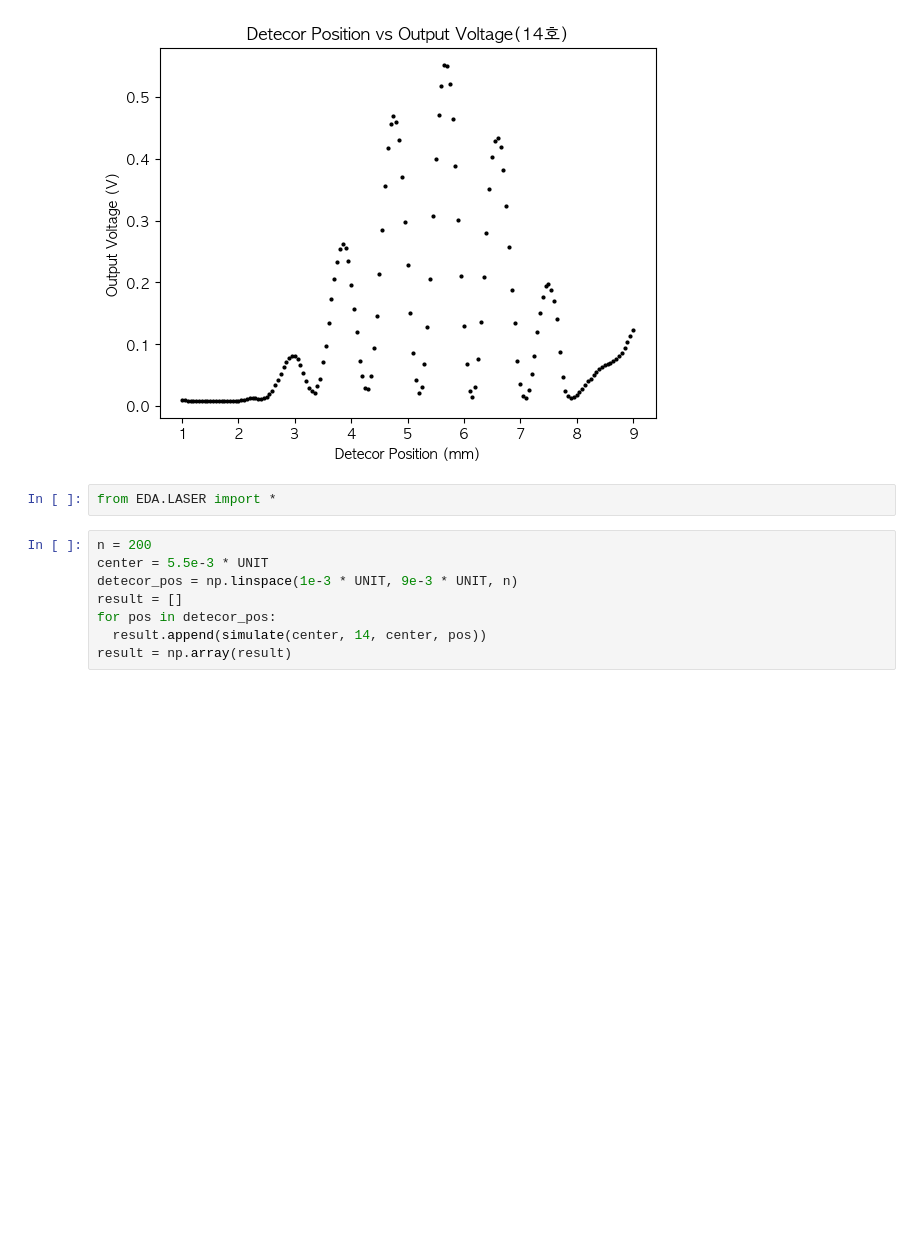
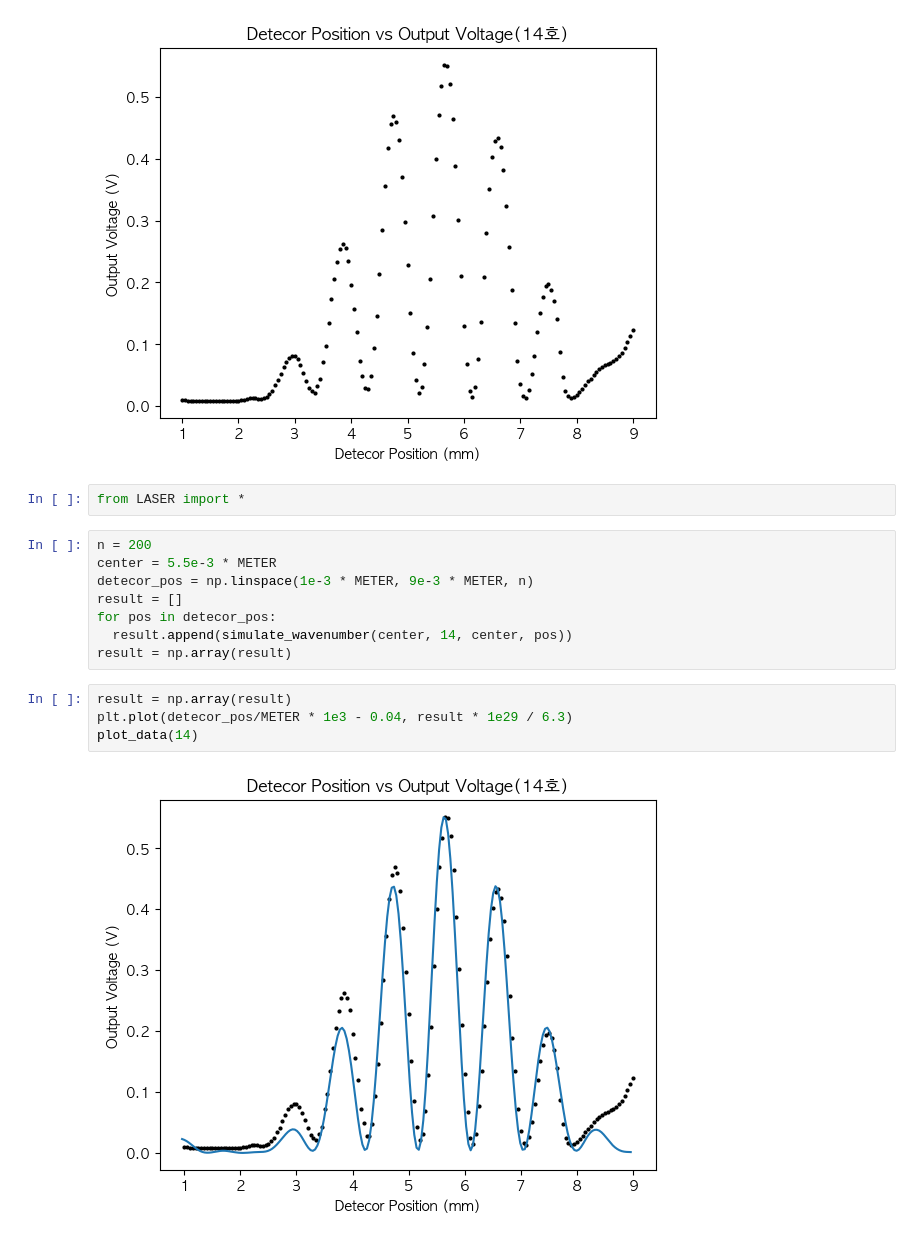
Before and after one commit to IntermidiatePhysicsExperiment/Single-Photon-Interference, a Jupyter notebook: EDA/B-1.ipynb, the cells around one changed output. Cells and saved outputs as stored; diff of their text form; blank space fills up the shorter version.

```diff
--- a/EDA/B-1.ipynb
+++ b/EDA/B-1.ipynb
@@ -28,14 +28,20 @@ plot_data(14)
 # %% [output]
 [figure]
 # %%
-from EDA.LASER import *
+from LASER import *
 # %%
 n = 200
-center = 5.5e-3 * UNIT
-detecor_pos = np.linspace(1e-3 * UNIT, 9e-3 * UNIT, n)
+center = 5.5e-3 * METER
+detecor_pos = np.linspace(1e-3 * METER, 9e-3 * METER, n)
 result = []
 for pos in detecor_pos:
-  result.append(simulate(center, 14, center, pos))
+  result.append(simulate_wavenumber(center, 14, center, pos))
 result = np.array(result)
+# %%
+result = np.array(result)
+plt.plot(detecor_pos/METER * 1e3 - 0.04, result * 1e29 / 6.3)
+plot_data(14)
+# %% [output]
+[figure, added]
 # %%
 result = np.array(result)
```
Also changed, not shown: parts of 5 cells of this notebook, 10 other files.
